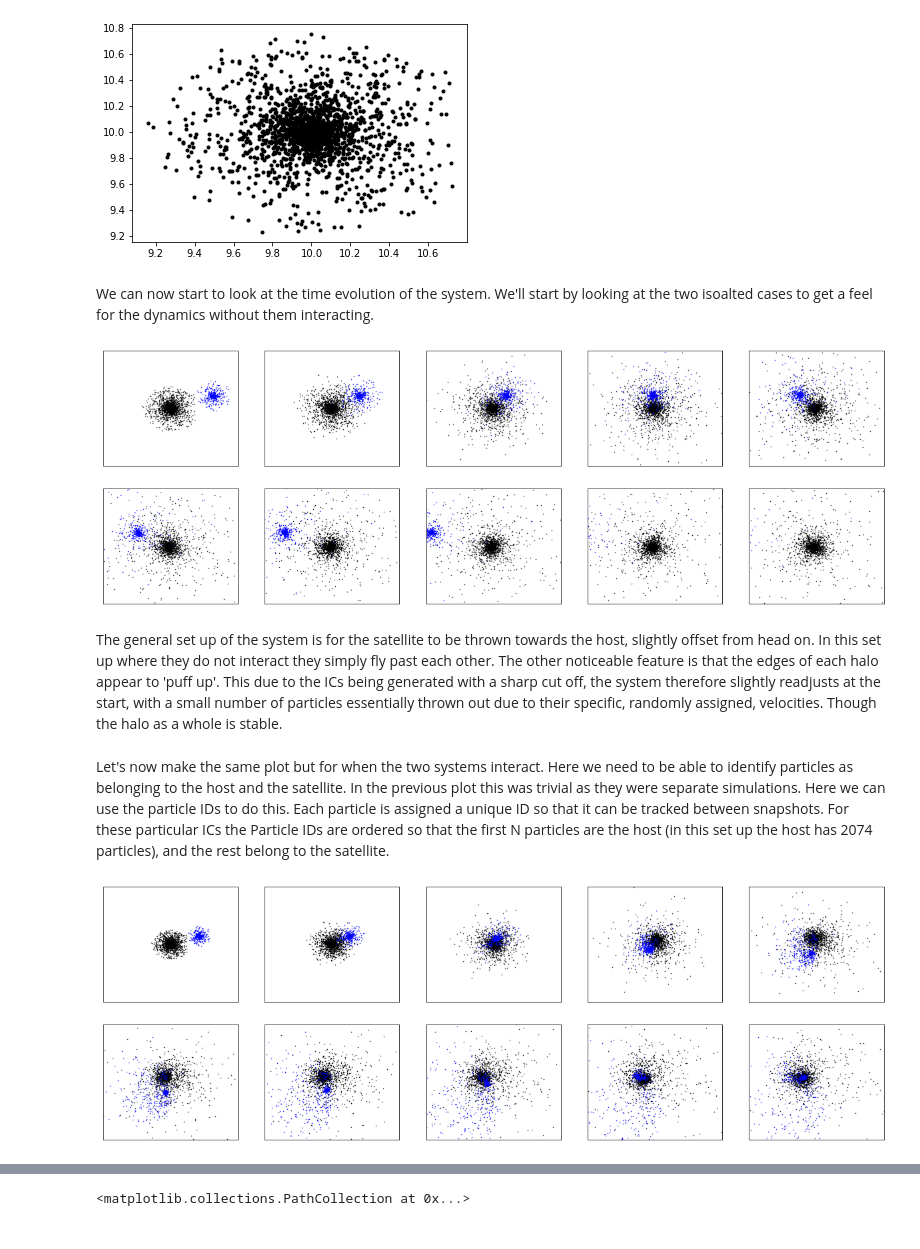
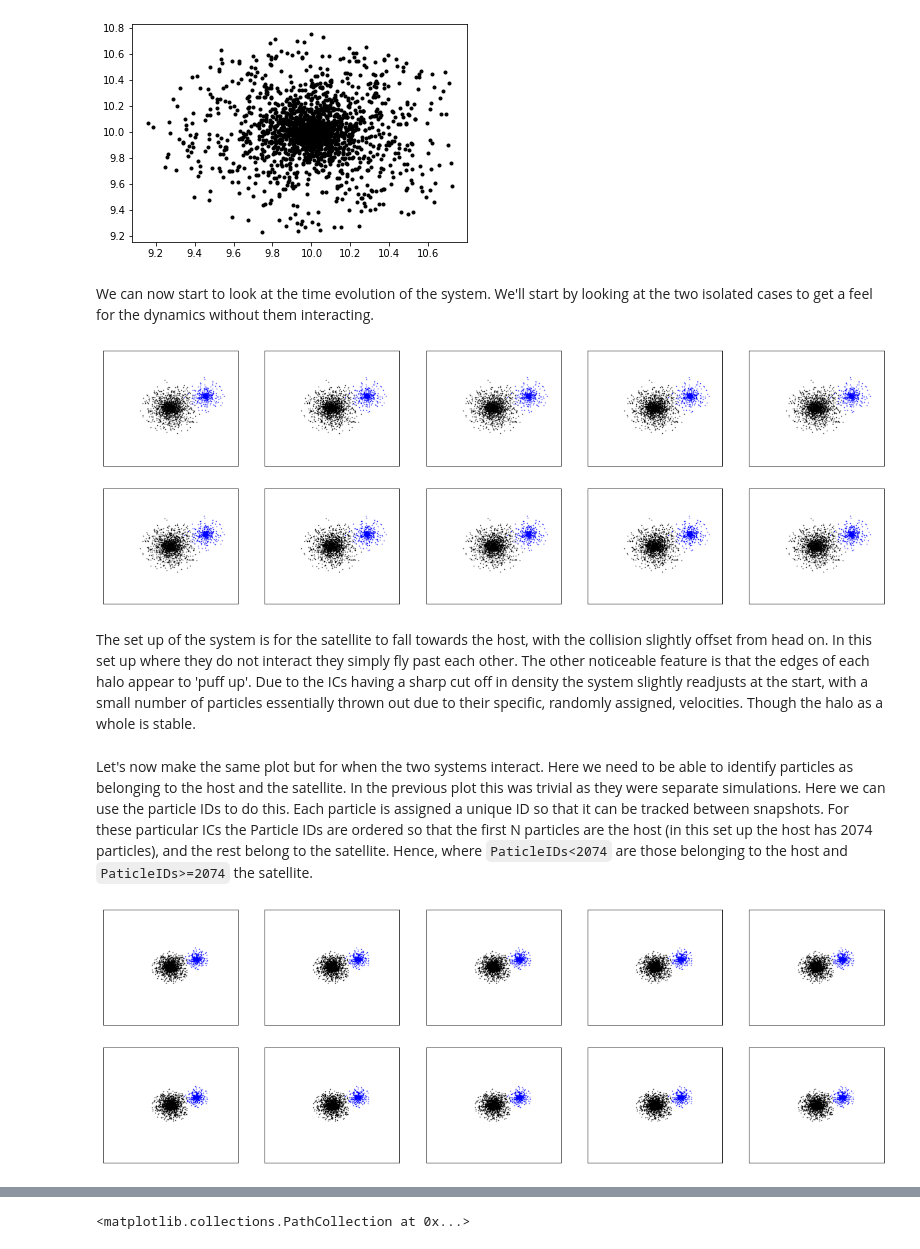
Before and after one commit to Shaun-T-Brown/Summer_school, a Jupyter notebook: Session_1/Worksheet_1.ipynb, the cells around one changed output, grey strips where cells are left out. Cells and saved outputs as stored; diff of their text form; code cells hidden in the pictures.

```diff
--- a/Session_1/Worksheet_1.ipynb
+++ b/Session_1/Worksheet_1.ipynb
@@ -34,4 +31,6 @@ for i in range(3):
     pos = h['PartType1/Coordinates']
 
     ax[i].plot(pos[:,0],pos[:,1],'k.')
+    ax[i].set_xlim(9,12)
+    ax[i].set_ylim(9,11)
 # %% [output]
@@ -89,21 +89,21 @@ plt.plot(pos[:,0],pos[:,1],'k.')
 [<matplotlib.lines.Line2D at 0x...>]
 [figure]
 # %% [markdown]
-We can now start to look at the time evolution of the system. We'll start by looking at the two isoalted cases to get a feel for the dynamics without them interacting.
+We can now start to look at the time evolution of the system. We'll start by looking at the two isolated cases to get a feel for the dynamics without them interacting.
 # %%
 num_snap = 40 #maximum snapshot to use
-step = 4
+step = 4      #snapshots to skip
 pos_host = []
 pos_sat = []
 
-i = 0
-while i<=num_snap:
+k = 0
+while k<=num_snap:
     h_host = h5.File('./simulation/dir_isolated_host/output_%04d.hdf5'%i,'r')
     h_sat = h5.File('./simulation/dir_isolated_sat/output_%04d.hdf5'%i,'r')
 
     pos_host.append(h_host['PartType1']['Coordinates'])
     pos_sat.append(h_sat['PartType1']['Coordinates'])
-    i+=step
+    k+=step
 
 #now lets plot, with host in black and satellite in blue
 fig,ax = plt.subplots(2,int(num_snap/(step*2)),figsize=(12*1.75,4*1.75))
@@ -122,42 +122,42 @@ for i in range(2):
         ax[i,j].set_ylim(8,12)
         k+=1
 # %% [output]
-[figure, old version]
+[figure, new version]
 # %% [markdown]
-The general set up of the system is for the satellite to be thrown towards the host, slightly offset from head on. In this set up where they do not interact they simply fly past each other. The other noticeable feature is that the edges of each halo appear to 'puff up'. This due to the ICs being generated with a sharp cut off, the system therefore slightly readjusts at the start, with a small number of particles essentially thrown out due to their specific, randomly assigned, velocities. Though the halo as a whole is stable.
+The set up of the system is for the satellite to fall towards the host, with the collision slightly offset from head on. In this set up where they do not interact they simply fly past each other. The other noticeable feature is that the edges of each halo appear to 'puff up'. Due to the ICs having a sharp cut off in density the system slightly readjusts at the start, with a small number of particles essentially thrown out due to their specific, randomly assigned, velocities. Though the halo as a whole is stable.
 # %% [markdown]
-Let's now make the same plot but for when the two systems interact. Here we need to be able to identify particles as belonging to the host and the satellite. In the previous plot this was trivial as they were separate simulations. Here we can use the particle IDs to do this. Each particle is assigned a unique ID so that it can be tracked between snapshots. For these particular ICs the Particle IDs are ordered so that the first N particles are the host (in this set up the host has 2074 particles), and the rest belong to the satellite.
+Let's now make the same plot but for when the two systems interact. Here we need to be able to identify particles as belonging to the host and the satellite. In the previous plot this was trivial as they were separate simulations. Here we can use the particle IDs to do this. Each particle is assigned a unique ID so that it can be tracked between snapshots. For these particular ICs the Particle IDs are ordered so that the first N particles are the host (in this set up the host has 2074 particles), and the rest belong to the satellite. Hence, where `PaticleIDs<2074` are those belonging to the host and `PaticleIDs>=2074` the satellite.
 # %%
 N_host = 2074
 num_snap = 40 #maximum snapshot to use
-step = 4
+step = 4      #snapshots to skip
 pos = []
 part_ID = []
-i = 0
-while i<=num_snap:
+k = 0
+while k<=num_snap:
     h = h5.File('./simulation/dir_merger/output_%04d.hdf5'%i,'r')
 
     pos.append(np.array(h.get('PartType1/Coordinates')))
     part_ID.append(np.array(h.get('PartType1/ParticleIDs')))
-    i+=step
+    k+=step
 
 #now lets plot, with host in black and satellite in blue
 fig,ax = plt.subplots(2,int(num_snap/(step*2)),figsize=(12*1.75,4*1.75))
 k=0
 for i in range(2):
     for j in range(int(num_snap/(step*2))):
         cut_host = part_ID[k]<N_host
         ax[i,j].plot(pos[k][cut_host,0],pos[k][cut_host,1],'k.',markersize=1)
         ax[i,j].plot(pos[k][np.invert(cut_host),0],pos[k][np.invert(cut_host),1],'b.',markersize=1)
 
         #remove ticks
         ax[i,j].set_yticks([])
         ax[i,j].set_xticks([])
 
         #set x and y limits
         ax[i,j].set_xlim(7,13)
         ax[i,j].set_ylim(7,13)
         k+=1
 # %% [output]
-[figure, old version]
+[figure, new version]
 # %% [markdown]
```
Also changed, not shown: parts of 14 cells of this notebook, 1 other file.
